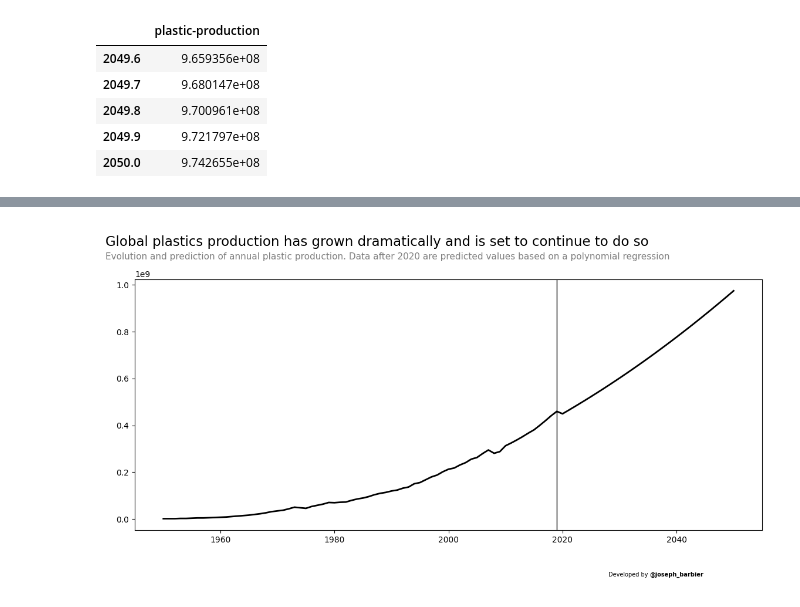
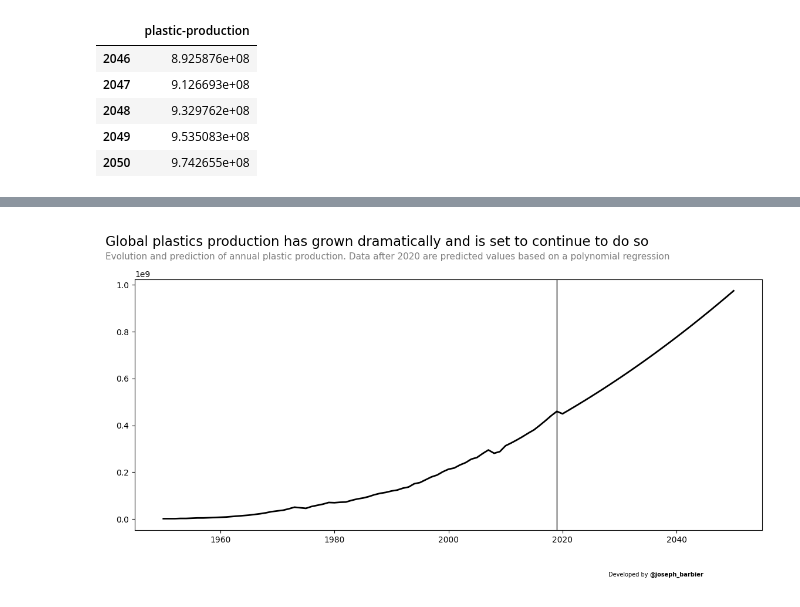
Before and after one commit to JosephBARBIERDARNAL/misc-dataviz, a Jupyter notebook: plastic-pollution/code.ipynb, the cells around one changed output, grey strips where cells are left out. Cells and saved outputs as stored; diff of their text form; code cells hidden in the pictures.

```diff
--- a/plastic-pollution/code.ipynb
+++ b/plastic-pollution/code.ipynb
@@ -13,9 +13,10 @@ from sklearn.linear_model import LinearRegression
 from sklearn.preprocessing import PolynomialFeatures
 from sklearn.pipeline import make_pipeline
 from highlight_text import fig_text, ax_text
+import re
 
 # parameters
-interpolate = True
+interpolate = False
 interpolate_factor = 10
 
 # pre processing
@@ -26,35 +27,35 @@ df.sort_values(by='Year', inplace=True)
 df.drop(['Entity', 'Code'], axis=1, inplace=True)
 
 # add value for missing year 1974
 df.loc[1974] = (df.loc[1973].values + df.loc[1975].values) / 2
 
 # predict value with fitting for 2020 up to 2050
 X = df.index.values.reshape(-1, 1)
 y = df['plastic-production'].values
 model = make_pipeline(PolynomialFeatures(2), LinearRegression())
 model.fit(X, y)
 X_pred = np.arange(2020, 2051).reshape(-1, 1)
 y_pred = model.predict(X_pred)
 df_pred = pd.DataFrame(y_pred, index=X_pred.flatten(), columns=['plastic-production'])
 df = pd.concat([df, df_pred])
 
 # interpolation
 if interpolate:
    multiple = interpolate_factor
    new_index = np.linspace(df.index.min(), df.index.max(), len(df) * multiple-(multiple-1))
    df = df.reindex(new_index).interpolate(method='polynomial', order=2)
    df.reset_index(inplace=True)
    df['Year'] = df['index'].astype(int)
    df.index = df['Year']
    df.drop(columns=['index', 'Year'], inplace=True)
    df.index = new_index
 
 df.sort_index(inplace=True)
 df.tail()
 # %% [output]
 |  | plastic-production |
-| 2049.6 | 9.659356e+08 |
-| 2049.7 | 9.680147e+08 |
-| 2049.8 | 9.700961e+08 |
-| 2049.9 | 9.721797e+08 |
-| 2050.0 | 9.742655e+08 |
+| 2046 | 8.925876e+08 |
+| 2047 | 9.126693e+08 |
+| 2048 | 9.329762e+08 |
+| 2049 | 9.535083e+08 |
+| 2050 | 9.742655e+08 |
```
Also changed, not shown: parts of 3 cells of this notebook, 2 other files.
